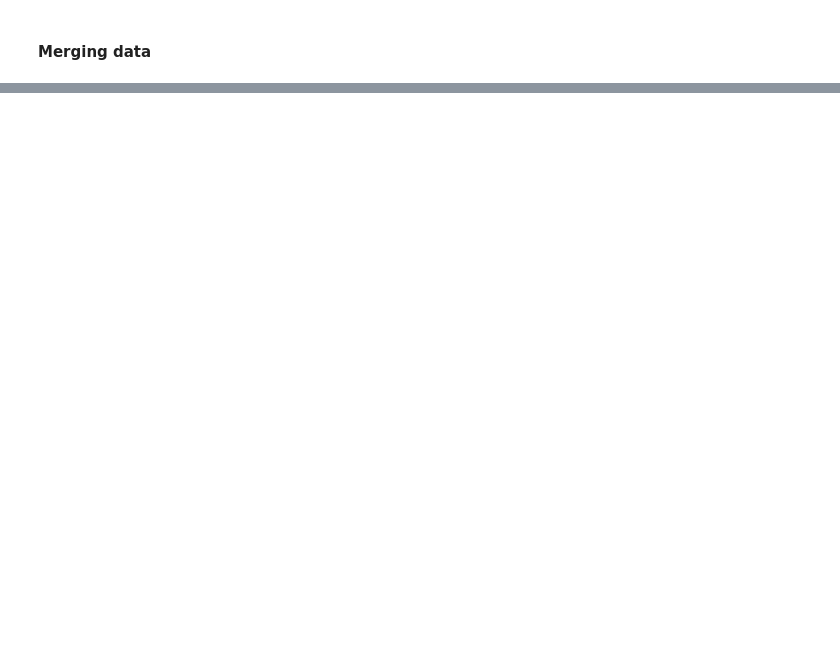
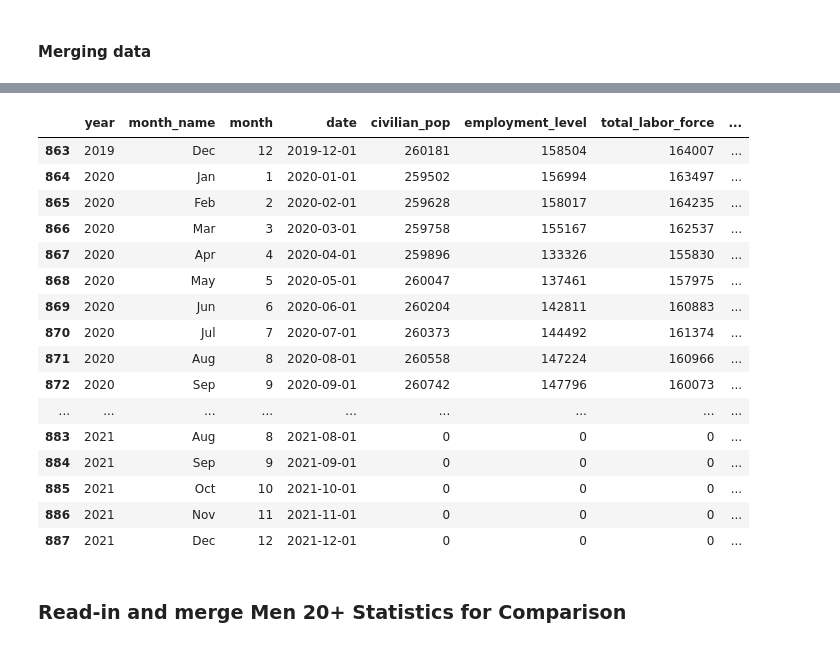
Before and after one commit to KatieSylvester/COVID_impacts_on_women, a Jupyter notebook: notebooks/bls_data_formatting.ipynb, the cells around one changed output, grey strips where cells are left out. Drawn from its saved outputs; the diff is of its cells as text; code cells hidden in the pictures; blank space fills up the shorter version.

```diff
--- a/notebooks/bls_data_formatting.ipynb
+++ b/notebooks/bls_data_formatting.ipynb
@@ -322,0 +144,3 @@ data_combined3.head()
+# %%
+# calculation of women in the labor force participation rate
+data_combined['women_lf_part_rate']=round(100*(data_combined['women_lf_level']/data_combined['women_pop']),1)
@@ -322,0 +149,30 @@ data_combined3.head()
+# %%
+# calculation of women not in the labor force
+data_combined['women_not_in_labor_force']=(data_combined['women_pop'] - data_combined['women_lf_level'])
+# %%
+data_combined = pd.merge(data_combined,women_unempl_level_tall[['date','women_unempl_level']],on='date', how='left')
+# %%
+# calculation of women's unemployment rate
+data_combined['womens_unempl_rate'] = round((100*data_combined['women_unempl_level']/(data_combined['women_lf_level'])),1)
+# %%
+data_combined.tail(25)
+# %% [output]
+|  | year | month_name | month | date | civilian_pop | employment_level | total_labor_force | ... |
+| 863 | 2019 | Dec | 12 | 2019-12-01 | 260181 | 158504 | 164007 | ... |
+| 864 | 2020 | Jan | 1 | 2020-01-01 | 259502 | 156994 | 163497 | ... |
+| 865 | 2020 | Feb | 2 | 2020-02-01 | 259628 | 158017 | 164235 | ... |
+| 866 | 2020 | Mar | 3 | 2020-03-01 | 259758 | 155167 | 162537 | ... |
+| 867 | 2020 | Apr | 4 | 2020-04-01 | 259896 | 133326 | 155830 | ... |
+| 868 | 2020 | May | 5 | 2020-05-01 | 260047 | 137461 | 157975 | ... |
+| 869 | 2020 | Jun | 6 | 2020-06-01 | 260204 | 142811 | 160883 | ... |
+| 870 | 2020 | Jul | 7 | 2020-07-01 | 260373 | 144492 | 161374 | ... |
+| 871 | 2020 | Aug | 8 | 2020-08-01 | 260558 | 147224 | 160966 | ... |
+| 872 | 2020 | Sep | 9 | 2020-09-01 | 260742 | 147796 | 160073 | ... |
+| ... | ... | ... | ... | ... | ... | ... | ... | ... |
+| 883 | 2021 | Aug | 8 | 2021-08-01 | 0 | 0 | 0 | ... |
+| 884 | 2021 | Sep | 9 | 2021-09-01 | 0 | 0 | 0 | ... |
+| 885 | 2021 | Oct | 10 | 2021-10-01 | 0 | 0 | 0 | ... |
+| 886 | 2021 | Nov | 11 | 2021-11-01 | 0 | 0 | 0 | ... |
+| 887 | 2021 | Dec | 12 | 2021-12-01 | 0 | 0 | 0 | ... |
+# %% [markdown]
+###  Read-in and merge Men 20+ Statistics for Comparison
```
Also changed, not shown: parts of 75 cells of this notebook.
